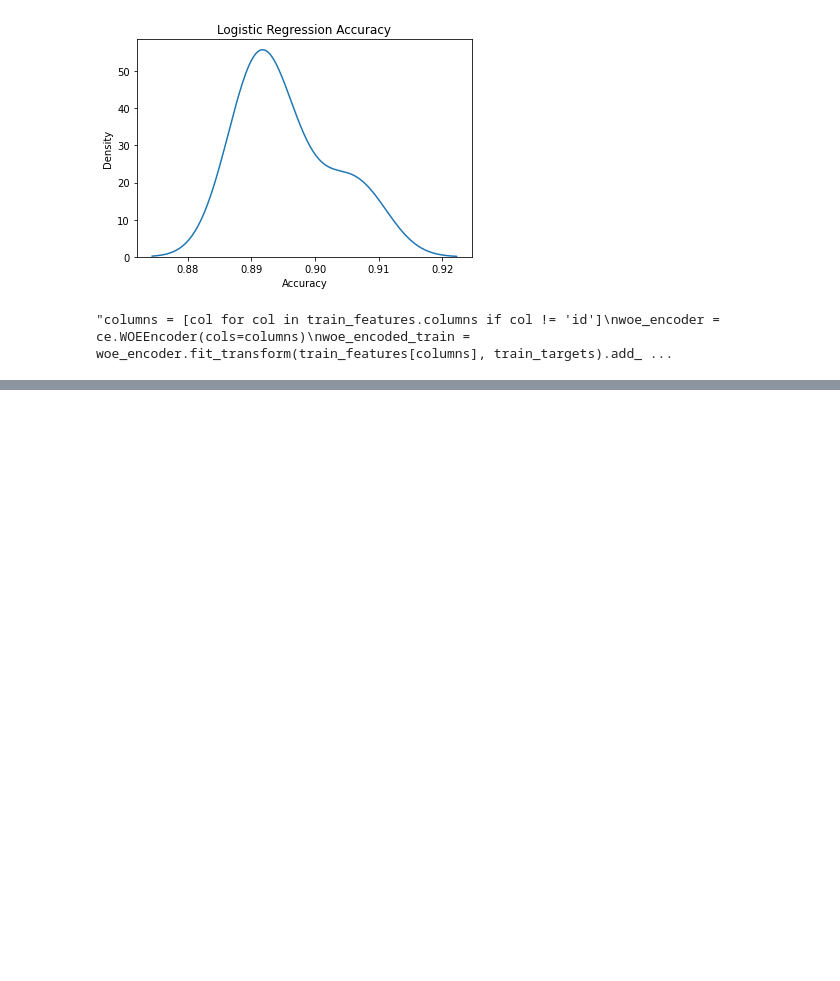
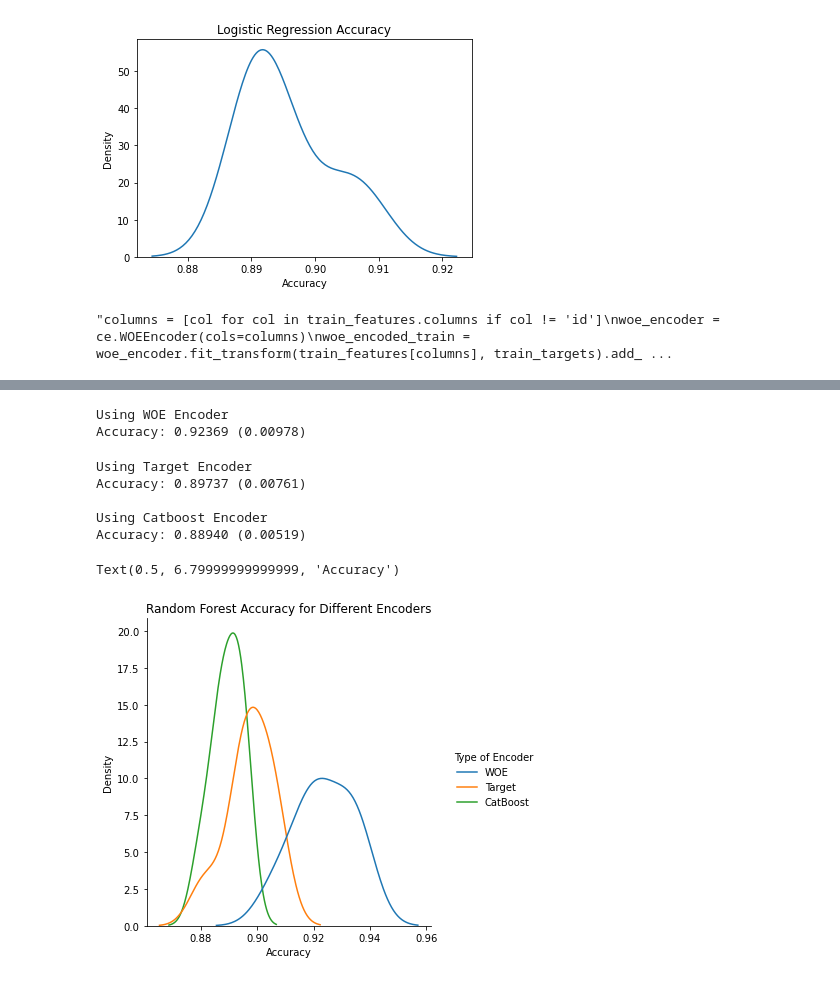
Before and after one commit to BerylliuMM2000/BankMarketing, a Jupyter notebook: Bank-Marketing-Campaign.ipynb, the cells around one changed output, grey strips where cells are left out. Cells and saved outputs as stored; diff of their text form; code cells hidden in the pictures; blank space fills up the shorter version.

Commit message:
Finish Random Forest Part

```diff
--- a/Bank-Marketing-Campaign.ipynb
+++ b/Bank-Marketing-Campaign.ipynb
@@ -491,0 +419,77 @@ Accuracy: 0.897 (0.008)
+# %%
+# Apply other three kinds of encoders.
+
+bank_raw = read_csv("bank.csv", delimiter = ";")
+bank_raw_features = bank_raw.drop(columns = ["y"])
+bank_target = bank_raw["y"].map(dict(yes=1, no=0))
+
+encoder = WOEEncoder()
+woe_training_features = woe_encoder.fit_transform(bank_raw_features, bank_target).add_suffix("_woe_encoded")
+#print(woe_training_features.head(5))
+#bank_features = bank_raw_features.copy()
+#bank_features = bank_features.join(woe_training_features)
+
+skf = StratifiedKFold(n_splits=8, shuffle=True, random_state = 99).split(woe_training_features, bank_target)
+random_forest_scores_woe = cross_val_score(random_forest_classifier, woe_training_features, bank_target,
+                                       scoring='accuracy', cv=skf, n_jobs=-1, error_score='raise')
+#displot(data = random_forest_scores_woe, kind = "kde")
+#title("Random Forest Accuracy for WOE Encoding")
+print("\nUsing WOE Encoder")
+print('Accuracy: %.5f (%.5f)' % (mean(random_forest_scores_woe), std(random_forest_scores_woe)))
+#xlabel("Accuracy")
+
+
+#############################################
+
+targ_encoder = TargetEncoder(smoothing=0.2)
+targ_training_features = targ_encoder.fit_transform(bank_raw_features, bank_target).add_suffix("_targ_encoded")
+
+skf = StratifiedKFold(n_splits=8, shuffle=True, random_state = 99).split(targ_training_features, bank_target)
+#random_forest_classifier = RandomForestClassifier(n_estimators = 10, random_state = 99)
+random_forest_scores_targ = cross_val_score(random_forest_classifier, targ_training_features, bank_target,
+                                       scoring='accuracy', cv=skf, n_jobs=-1, error_score='raise')
+#displot(data = random_forest_scores_woe, kind = "kde")
+#title("Random Forest Accuracy for WOE Encoding")
+print("\nUsing Target Encoder")
+print('Accuracy: %.5f (%.5f)' % (mean(random_forest_scores_targ), std(random_forest_scores_targ)))
+#xlabel("Accuracy")
+
+#####################################
+
+cb_encoder = CatBoostEncoder()
+cb_training_features = cb_encoder.fit_transform(bank_raw_features, bank_target).add_suffix("_catboost")
+
+skf = StratifiedKFold(n_splits=8, shuffle=True, random_state = 99).split(cb_training_features, bank_target)
+#random_forest_classifier = RandomForestClassifier(n_estimators = 10, random_state = 99)
+random_forest_scores_cb = cross_val_score(random_forest_classifier, cb_training_features, bank_target,
+                                       scoring='accuracy', cv=skf, n_jobs=-1, error_score='raise')
+#displot(data = random_forest_scores_woe, kind = "kde")
+#title("Random Forest Accuracy for WOE Encoding")
+print("\nUsing Catboost Encoder")
+print('Accuracy: %.5f (%.5f)' % (mean(random_forest_scores_cb), std(random_forest_scores_cb)))
+#xlabel("Accuracy")
+
+"""random_forest_scores_woe.index = ["WOE" for i in range(random_forest_scores_woe.size)]
+random_forest_scores_targ.index = ["Target" for i in range(random_forest_scores_targ.size)]
+random_forest_scores_cb.index = ["CatBoost" for i in range(random_forest_scores_cb.size)]
+rf_scores = concat([random_forest_scores_woe, random_forest_scores_targ, random_forest_scores_cb], axis = 0).reset_index()
+rf_scores.rename({"index": "Type of Encoder"}, axis = 1, inplace = True)
+displot(data = rf_scores, x = "accuracy", hue = 'Type of Encoder', kind = "kde")"""
+
+rf = concat([Series(random_forest_scores_woe, index = ["WOE" for i in range(random_forest_scores_woe.size)]),
+            Series(random_forest_scores_targ, index = ["Target" for i in range(random_forest_scores_targ.size)]),
+            Series(random_forest_scores_cb, index = ["CatBoost" for i in range(random_forest_scores_cb.size)])], axis = 0).reset_index()
+rf.rename({"index": "Type of Encoder", 0: "accuracy"}, axis = 1, inplace = True)
+displot(data = rf, x = "accuracy", hue = 'Type of Encoder', kind = "kde")
+title("Random Forest Accuracy for Different Encoders")
+xlabel("Accuracy")
+# %% [output]
+Using WOE Encoder
+Accuracy: 0.92369 (0.00978)
+Using Target Encoder
+Accuracy: 0.89737 (0.00761)
+
+Using Catboost Encoder
+Accuracy: 0.88940 (0.00519)
+Text(0.5, 6.79999999999999, 'Accuracy')
+[figure, added]
```
Also changed, not shown: parts of 11 cells of this notebook.
